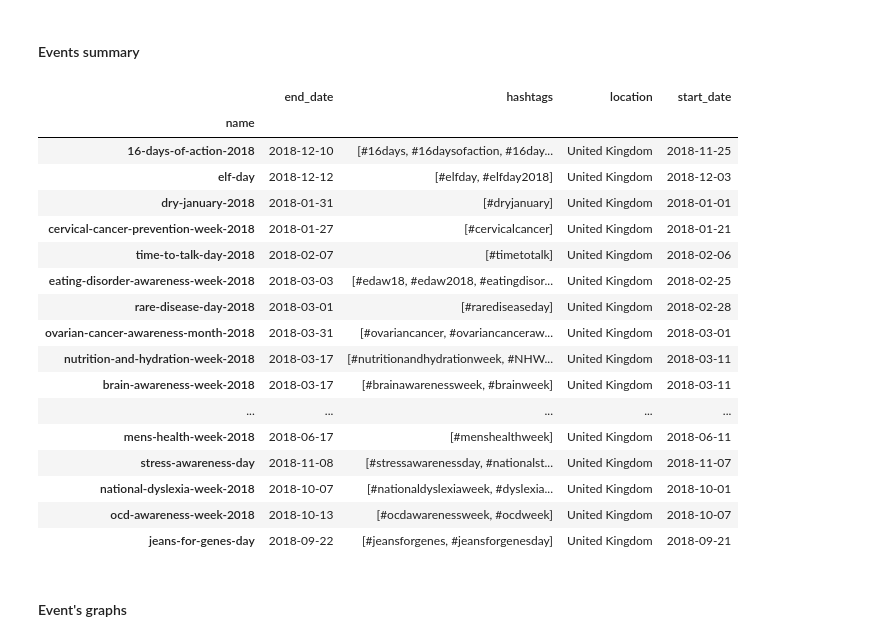
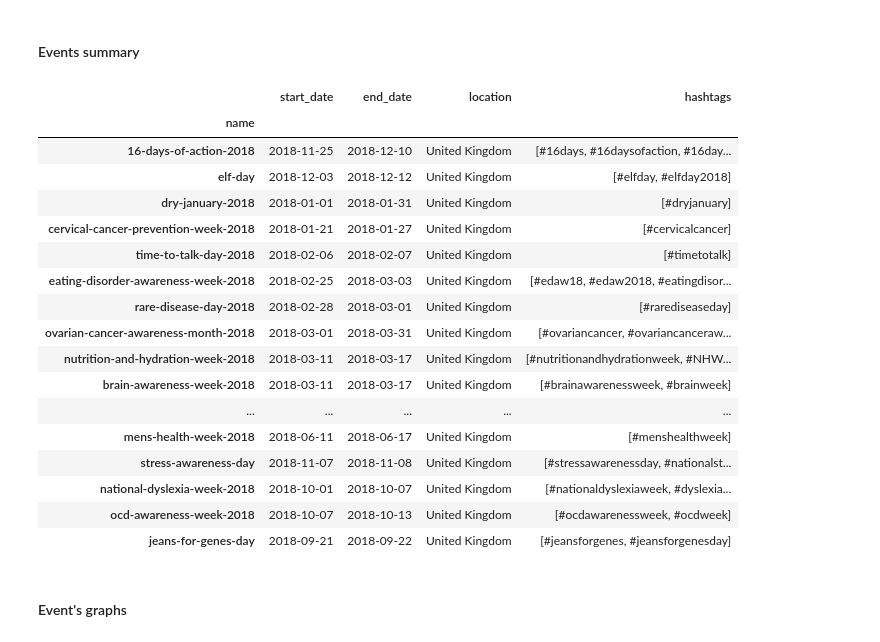
Before and after one commit to flaprimo/twitter-network-analysis, a Jupyter notebook: analysis.ipynb, the cells around one changed output. Saved outputs shown, nothing was run; the diff lists cells and outputs as text; code cells hidden in the pictures.

```diff
--- a/analysis.ipynb
+++ b/analysis.ipynb
@@ -45,26 +45,27 @@ results = o.execute()
 # %% [markdown]
 #### Events summary
 # %%
-display(AnalysisHelper.get_single_summary('event_detection', 'event', results))
+display(AnalysisHelper.get_single_summary('event_detection', 'event', results)
+        [['start_date', 'end_date', 'location', 'hashtags']])
 # %% [output]
-|  | end_date | hashtags | location | start_date |
+|  | start_date | end_date | location | hashtags |
 | name |  |  |  |  |
-| 16-days-of-action-2018 | 2018-12-10 | [#16days, #16daysofaction, #16day... | United Kingdom | 2018-11-25 |
-| elf-day | 2018-12-12 | [#elfday, #elfday2018] | United Kingdom | 2018-12-03 |
-| dry-january-2018 | 2018-01-31 | [#dryjanuary] | United Kingdom | 2018-01-01 |
-| cervical-cancer-prevention-week-2018 | 2018-01-27 | [#cervicalcancer] | United Kingdom | 2018-01-21 |
-| time-to-talk-day-2018 | 2018-02-07 | [#timetotalk] | United Kingdom | 2018-02-06 |
-| eating-disorder-awareness-week-2018 | 2018-03-03 | [#edaw18, #edaw2018, #eatingdisor... | United Kingdom | 2018-02-25 |
-| rare-disease-day-2018 | 2018-03-01 | [#rarediseaseday] | United Kingdom | 2018-02-28 |
-| ovarian-cancer-awareness-month-2018 | 2018-03-31 | [#ovariancancer, #ovariancanceraw... | United Kingdom | 2018-03-01 |
-| nutrition-and-hydration-week-2018 | 2018-03-17 | [#nutritionandhydrationweek, #NHW... | United Kingdom | 2018-03-11 |
-| brain-awareness-week-2018 | 2018-03-17 | [#brainawarenessweek, #brainweek] | United Kingdom | 2018-03-11 |
+| 16-days-of-action-2018 | 2018-11-25 | 2018-12-10 | United Kingdom | [#16days, #16daysofaction, #16day... |
+| elf-day | 2018-12-03 | 2018-12-12 | United Kingdom | [#elfday, #elfday2018] |
+| dry-january-2018 | 2018-01-01 | 2018-01-31 | United Kingdom | [#dryjanuary] |
+| cervical-cancer-prevention-week-2018 | 2018-01-21 | 2018-01-27 | United Kingdom | [#cervicalcancer] |
+| time-to-talk-day-2018 | 2018-02-06 | 2018-02-07 | United Kingdom | [#timetotalk] |
+| eating-disorder-awareness-week-2018 | 2018-02-25 | 2018-03-03 | United Kingdom | [#edaw18, #edaw2018, #eatingdisor... |
+| rare-disease-day-2018 | 2018-02-28 | 2018-03-01 | United Kingdom | [#rarediseaseday] |
+| ovarian-cancer-awareness-month-2018 | 2018-03-01 | 2018-03-31 | United Kingdom | [#ovariancancer, #ovariancanceraw... |
+| nutrition-and-hydration-week-2018 | 2018-03-11 | 2018-03-17 | United Kingdom | [#nutritionandhydrationweek, #NHW... |
+| brain-awareness-week-2018 | 2018-03-11 | 2018-03-17 | United Kingdom | [#brainawarenessweek, #brainweek] |
 | ... | ... | ... | ... | ... |
-| mens-health-week-2018 | 2018-06-17 | [#menshealthweek] | United Kingdom | 2018-06-11 |
-| stress-awareness-day | 2018-11-08 | [#stressawarenessday, #nationalst... | United Kingdom | 2018-11-07 |
-| national-dyslexia-week-2018 | 2018-10-07 | [#nationaldyslexiaweek, #dyslexia... | United Kingdom | 2018-10-01 |
-| ocd-awareness-week-2018 | 2018-10-13 | [#ocdawarenessweek, #ocdweek] | United Kingdom | 2018-10-07 |
-| jeans-for-genes-day | 2018-09-22 | [#jeansforgenes, #jeansforgenesday] | United Kingdom | 2018-09-21 |
+| mens-health-week-2018 | 2018-06-11 | 2018-06-17 | United Kingdom | [#menshealthweek] |
+| stress-awareness-day | 2018-11-07 | 2018-11-08 | United Kingdom | [#stressawarenessday, #nationalst... |
+| national-dyslexia-week-2018 | 2018-10-01 | 2018-10-07 | United Kingdom | [#nationaldyslexiaweek, #dyslexia... |
+| ocd-awareness-week-2018 | 2018-10-07 | 2018-10-13 | United Kingdom | [#ocdawarenessweek, #ocdweek] |
+| jeans-for-genes-day | 2018-09-21 | 2018-09-22 | United Kingdom | [#jeansforgenes, #jeansforgenesday] |
 # %% [markdown]
 #### Event's graphs
 # %%
```
Also changed, not shown: parts of 7 cells of this notebook, 2 other files.
